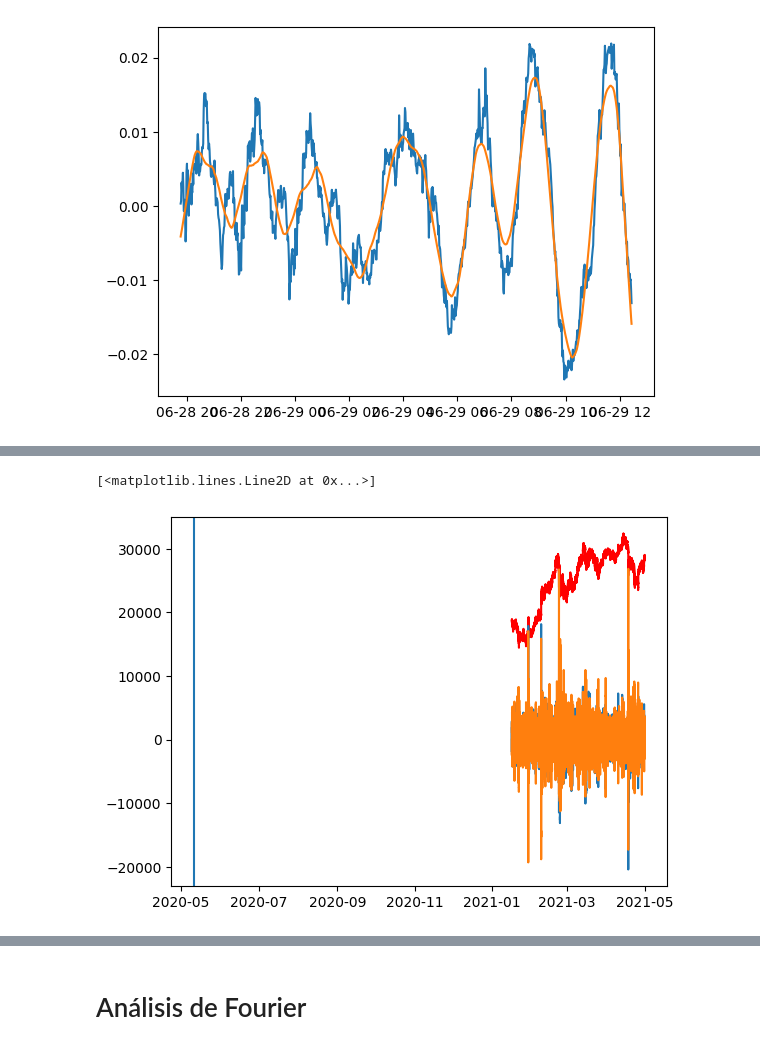
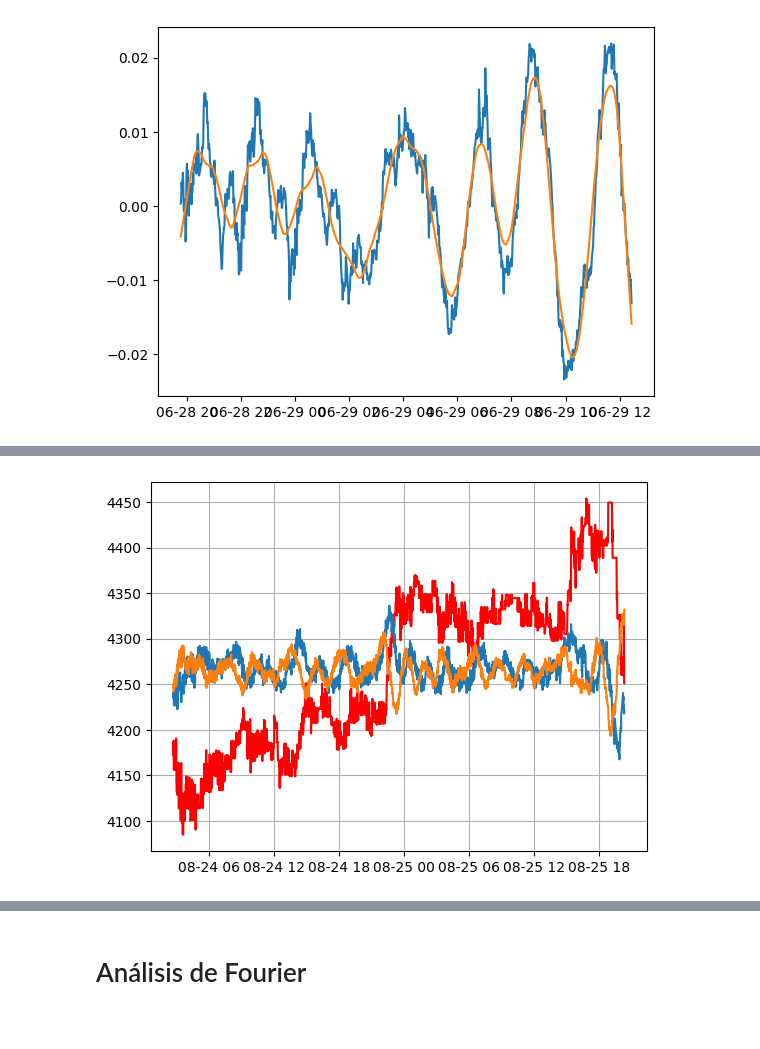
Before and after one commit to Tinmarian/tradingbot, a Jupyter notebook: cristian/scrips/analisis_graficas_derivadas.ipynb, the cells around one changed output, grey strips where cells are left out. Drawn from its saved outputs; the diff is of its cells as text; code cells hidden in the pictures.

Commit message:
Avance del análisis de derivadas sobre el precio de bitccoin en temporalidad de 1 minuto con suavizado de 60 minutos... Muy buenos resultados.

```diff
--- a/cristian/scrips/analisis_graficas_derivadas.ipynb
+++ b/cristian/scrips/analisis_graficas_derivadas.ipynb
@@ -102,6 +123,7 @@ df['Primer_Derivada'] = df.Interpolacion.diff()
 df['PD_Interpolacion'] = sc.signal.savgol_filter(df.Primer_Derivada,1500,3)
 df['Segunda_Derivada'] = df.PD_Interpolacion.diff()
 df['SD_Interpolacion'] = sc.signal.savgol_filter(df.Segunda_Derivada,1500,3)
+df['DIF_Derivadas'] = (df.SD_Interpolacion.multiply(300) - df.PD_Interpolacion)
 df
 # %% [output]
 |  | Tiempo | Open | High | Low | Close | Volume | Interpolacion | Primer_Derivada | ... |
@@ -210,11 +253,11 @@ try:
 except:
         df = pd.read_csv(f'C:/Users/tinma/OneDrive/Escritorio/tradingbot/csvs/historical/by1m/BTCUSDT')
 df.Tiempo = df.Tiempo.astype('datetime64')
-df['Interpolacion'] = sc.signal.savgol_filter(df.Open,125,3)
+df['Interpolacion'] = sc.signal.savgol_filter(df.Open,60,3)
 df['Primer_Derivada'] = df.Interpolacion.diff()
-df['PD_Interpolacion'] = sc.signal.savgol_filter(df.Primer_Derivada,125,3)
+df['PD_Interpolacion'] = sc.signal.savgol_filter(df.Primer_Derivada,60,3)
 df['Segunda_Derivada'] = df.PD_Interpolacion.diff()
-df['SD_Interpolacion'] = sc.signal.savgol_filter(df.Segunda_Derivada,125,3)
+df['SD_Interpolacion'] = sc.signal.savgol_filter(df.Segunda_Derivada,60,3)
 df   # 3m 43.7s
 # %% [output]
 |  | Tiempo | Open | High | Low | Close | Volume | Interpolacion | Primer_Derivada | ... |
@@ -294,14 +344,12 @@ plt.plot(df.Tiempo[a+d:b+d],df.SD_Interpolacion[a+d:b+d])
 # %%
-
-
-a = 0
-b = 150000
-d = 1790000
-plt.axvline(halving_dates['Halving_Dates'][2])
+a = 10000
+d = 2500
+mp = df.Open[a:a+d].mean()
+# plt.axvline(halving_dates['Halving_Dates'][2])
 # plt.axvline(halving_dates['Halving_Dates'][3])
-plt.plot(df.Tiempo[a+d:b+d],df.Open[a+d:b+d].multiply(0.5),color='red')
-plt.plot(df.Tiempo[a+d:b+d],df.Primer_Derivada[a+d:b+d].multiply(220))
-plt.plot(df.Tiempo[a+d:b+d],df.Segunda_Derivada[a+d:b+d].multiply(10000))
+plt.plot(df.Tiempo[a:a+d],df.Open[a:a+d].multiply(1),color='red')
+plt.plot(df.Tiempo[a:a+d],df.Primer_Derivada[a:a+d].multiply(30)+mp)
+plt.plot(df.Tiempo[a:a+d],df.Segunda_Derivada[a:a+d].multiply(1000)+mp)
+plt.grid(visible=True)
 # %% [output]
-[<matplotlib.lines.Line2D at 0x...>]
-[figure, old version]
+[figure, new version]
```
Also changed, not shown: parts of 16 cells of this notebook, 2 other files.
